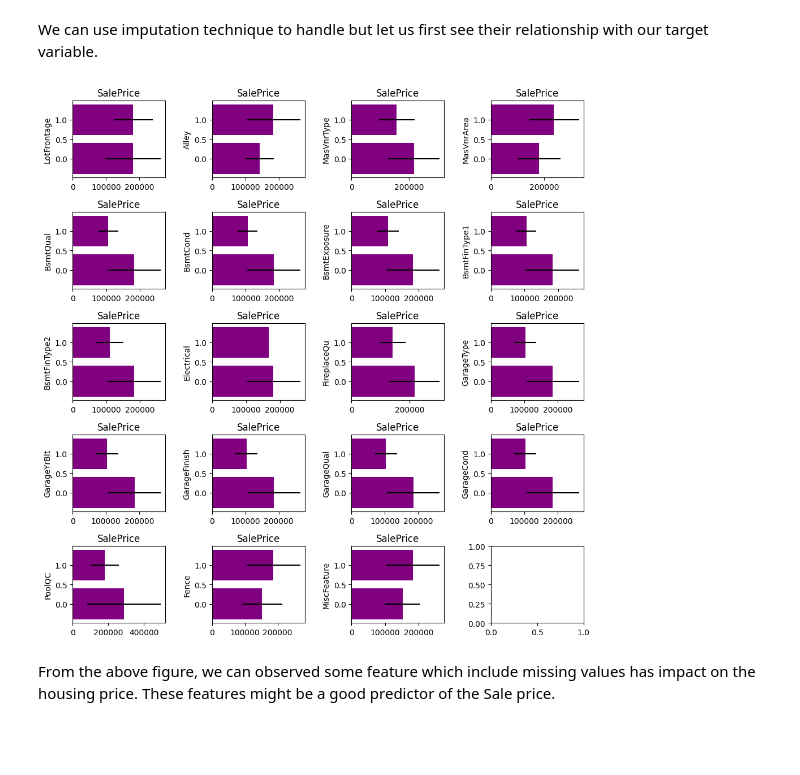
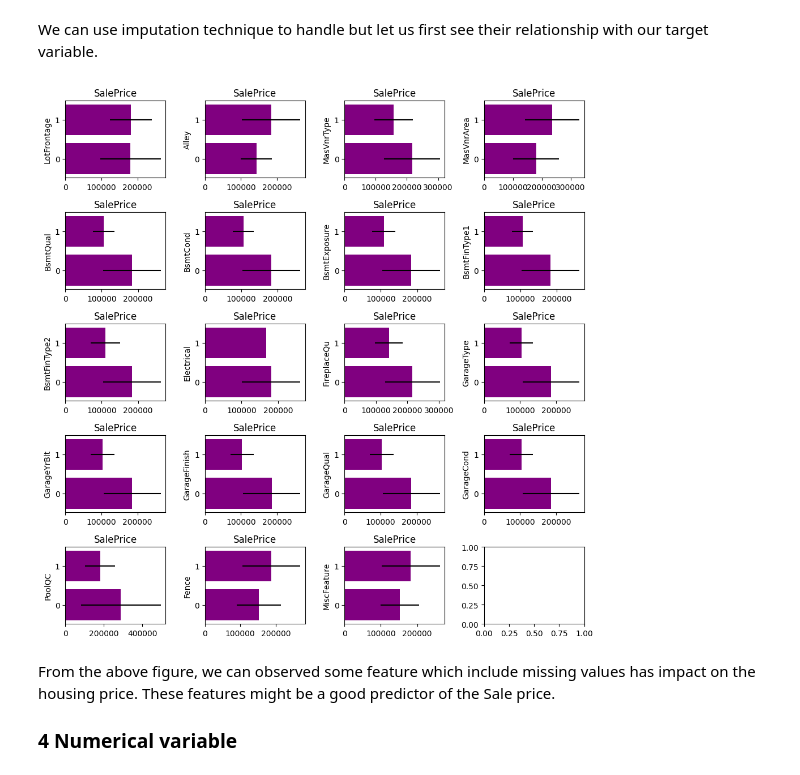
Before and after one commit to ferygood/ML_deploy, a Jupyter notebook: 01-Developing-ML-models/01-feature-engineering.ipynb, the cells around one changed output. Cells and saved outputs as stored; diff of their text form; code cells hidden in the pictures; blank space fills up the shorter version.

```diff
--- a/01-Developing-ML-models/01-feature-engineering.ipynb
+++ b/01-Developing-ML-models/01-feature-engineering.ipynb
@@ -121,24 +121,26 @@ We can use imputation technique to handle but let us first see their relationshi
 # %%
 fig, axs = plt.subplots(nrows=5, ncols=4, figsize=(10, 10))
 
 for i, var in enumerate(vars_with_na):
 
     row = i // 4
     col = i % 4
 
     df_copy = df.copy() # use pandas.copy() to copy the input dataframe and not overwrite the original one
-    df_copy[var] = np.where(df_copy[var].isnull(), 1, 0) # set missing value as 1 and other as 0
+    df_copy[var] = np.where(df_copy[var].isnull(), "1", "0") # set missing value as 1 and other as 0
 
     # Determine the median and standard deviation price in the groups 1 and 0
     tmp = df_copy.groupby(var)['SalePrice'].agg(['mean', 'std'])
     axs[row, col].barh(y=tmp.index, width=tmp['mean'], xerr=tmp['std'], color="purple")
     axs[row, col].set_title(f"SalePrice by {var}")
     axs[row, col].set_title("SalePrice")
     axs[row, col].set_ylabel(var)
 
 plt.tight_layout()
 plt.show()
 # %% [output]
-[figure, old version]
+[figure, new version]
 # %% [markdown]
 From the above figure, we can observed some feature which include missing values has impact on the housing price. These features might be a good predictor of the Sale price.
+
+### 4 Numerical variable
```
Also changed, not shown: parts of 12 cells of this notebook, 1 other file.
